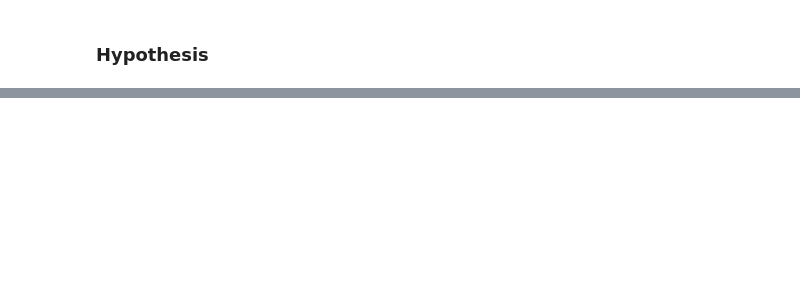
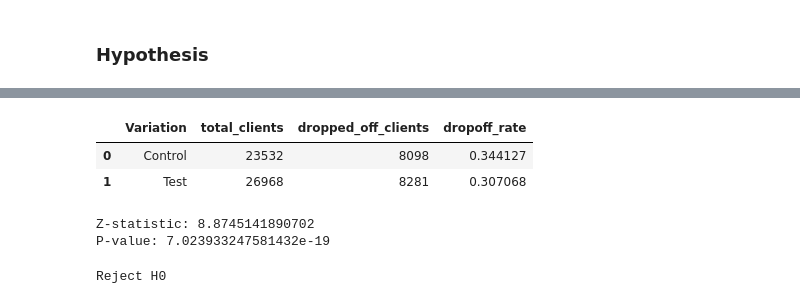
Before and after one commit to romsx111/ab-customer-experience-project, a Jupyter notebook: data_cleaning_ab_testing.ipynb, the cells around one changed output, grey strips where cells are left out. Saved outputs shown, nothing was run; the diff lists cells and outputs as text; code cells hidden in the pictures; blank space fills up the shorter version.

```diff
--- a/data_cleaning_ab_testing.ipynb
+++ b/data_cleaning_ab_testing.ipynb
@@ -1235,0 +1278,47 @@ H1:
+# %%
+completion['dropped_off'] = ~completion['completed']
+# %%
+#summarize droop off rates
+dropoff_summary = (
+    completion
+    .groupby('Variation')
+    .agg(
+        total_clients=('client_id', 'count'),
+        dropped_off_clients=('dropped_off', 'sum')
+    )
+    .reset_index()
+)
+
+dropoff_summary['dropoff_rate'] = (
+    dropoff_summary['dropped_off_clients']
+    / dropoff_summary['total_clients']
+)
+
+dropoff_summary
+# %% [output]
+|  | Variation | total_clients | dropped_off_clients | dropoff_rate |
+| 0 | Control | 23532 | 8098 | 0.344127 |
+| 1 | Test | 26968 | 8281 | 0.307068 |
+# %%
+#proportion Ztest
+from statsmodels.stats.proportion import proportions_ztest
+
+count = dropoff_summary['dropped_off_clients'].values
+nobs = dropoff_summary['total_clients'].values
+
+z_stat, p_value = proportions_ztest(count, nobs)
+
+print("Z-statistic:", z_stat)
+print("P-value:", p_value)
+# %% [output]
+Z-statistic: 8.8745141890702
+P-value: 7.023933247581432e-19
+# %%
+#Desicion
+alpha = 0.05
+if p_value < alpha:
+    print("Reject H0")
+else:
+    print("Fail to Reject H0")
+# %% [output]
+Reject H0
```
Also changed, not shown: parts of 15 cells of this notebook, 1 other file.
